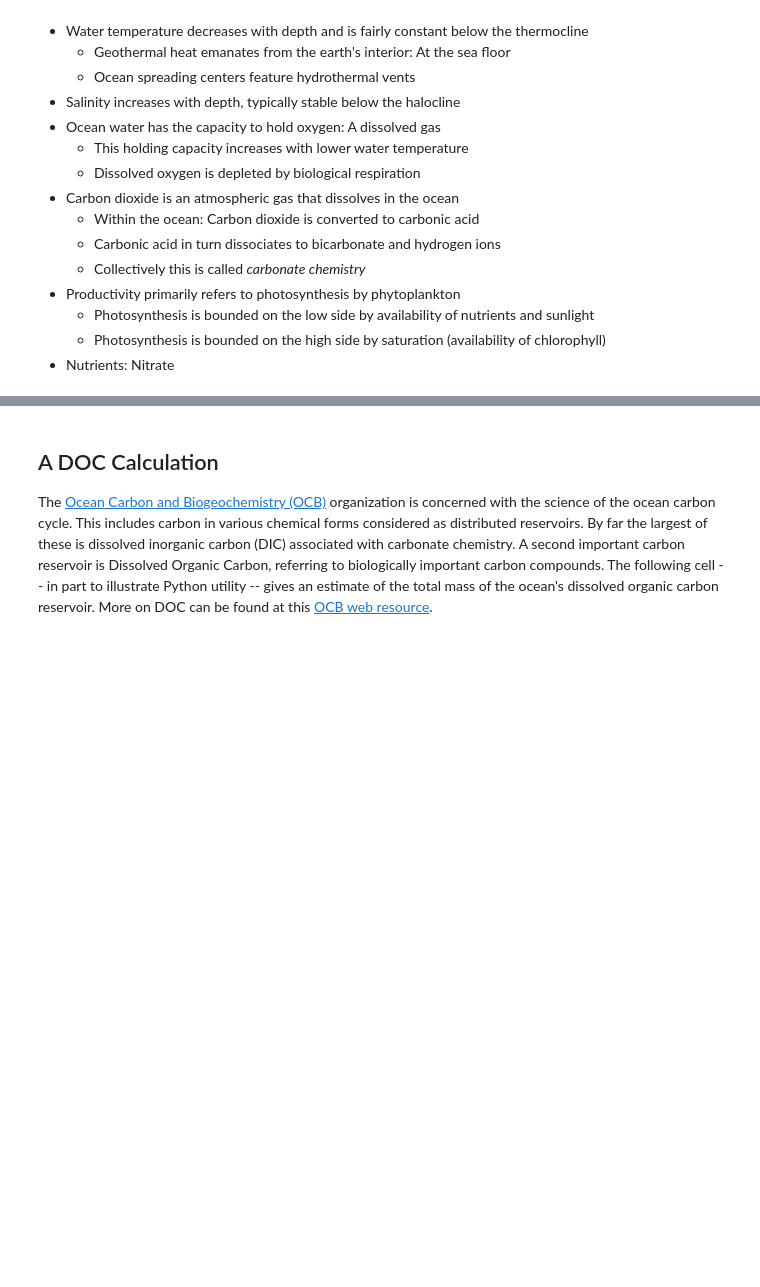
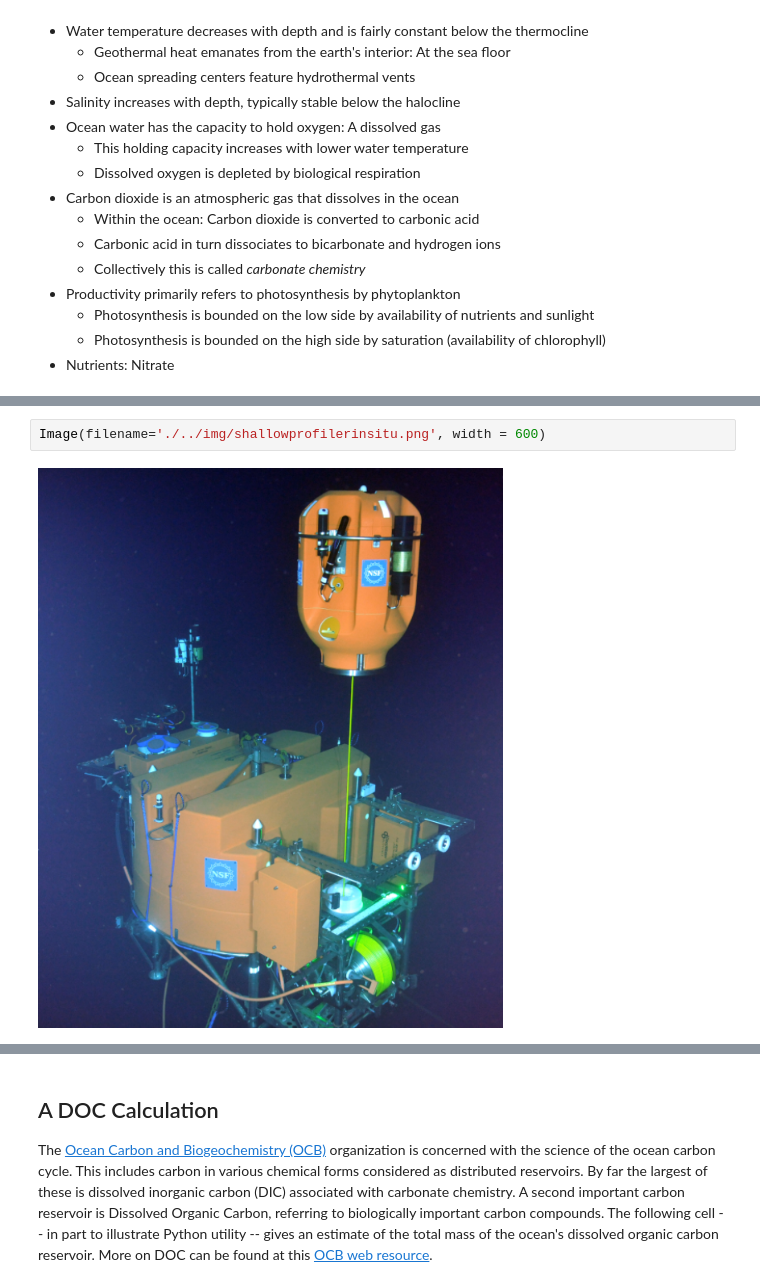
Before and after one commit to geo-smart/oceanography, a Jupyter notebook: book/chapters/1.1oceanscience.ipynb, the cells around one changed output, grey strips where cells are left out. Saved outputs shown, nothing was run; the diff lists cells and outputs as text; blank space fills up the shorter version.

```diff
--- a/book/chapters/1.1oceanscience.ipynb
+++ b/book/chapters/1.1oceanscience.ipynb
@@ -479,0 +424,4 @@ although pH and pCO2 are unique in that they are recorded on *descent*.
+# %%
+Image(filename='./../img/shallowprofilerinsitu.png', width = 600)
+# %% [output]
+[figure, added]
```
Also changed, not shown: parts of 10 cells of this notebook, 3 other files.
